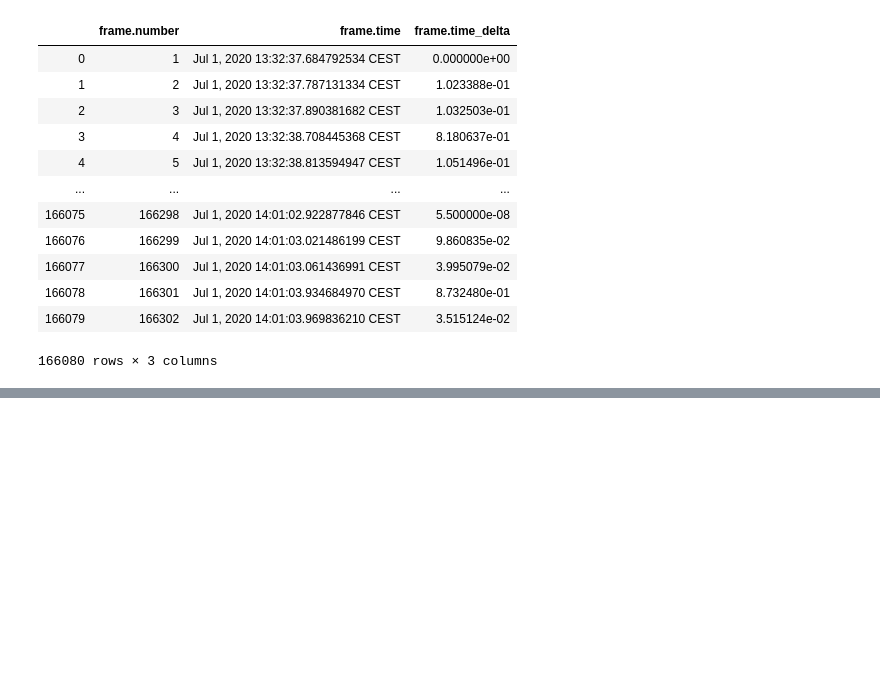
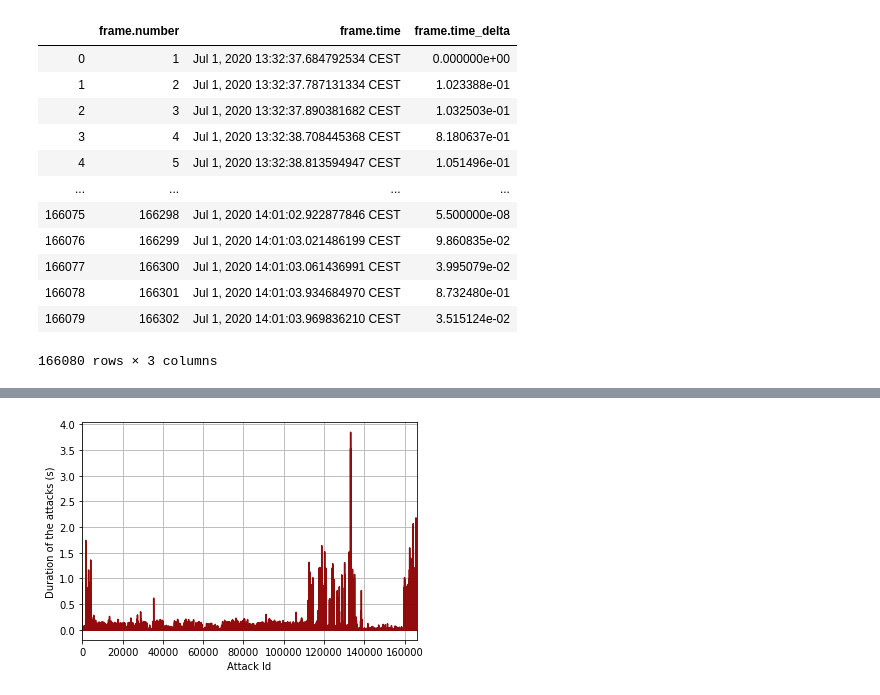
Before and after one commit to Dibmar/Oceans_7_Project, a Jupyter notebook: 01-07_Kali.ipynb, the cells around one changed output, grey strips where cells are left out. Drawn from its saved outputs; the diff is of its cells as text; code cells hidden in the pictures; blank space fills up the shorter version.

Commit message:
04/07/2020 (Dibmar) Creada rama v1 en proyecto para colaboraciones *01-07_kali dividido en 3 unidades (kali_frame, kali_ip, kali_http). Unidades limipiadas. NaNs rellenados usando bfill y ffill

```diff
--- a/01-07_Kali.ipynb
+++ b/01-07_Kali.ipynb
@@ -60,0 +74,8 @@ kali_frame
+# %%
+kali_frame['frame.time_delta'].plot(colors = 'darkred', alpha = 0.95, grid = 'darkgrid')
+plt.xlabel('Attack Id')
+plt.ylabel('Duration of the attacks (s)')
+# fig.savefig('test.jpg')
+plt.show()
+# %% [output]
+[figure, added]
```
Also changed, not shown: parts of 17 cells of this notebook, 2 other files.
